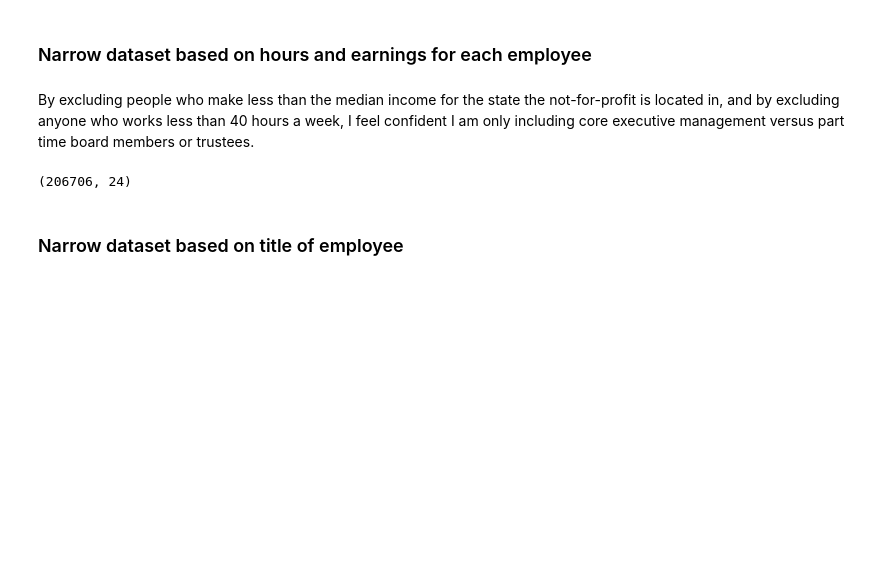
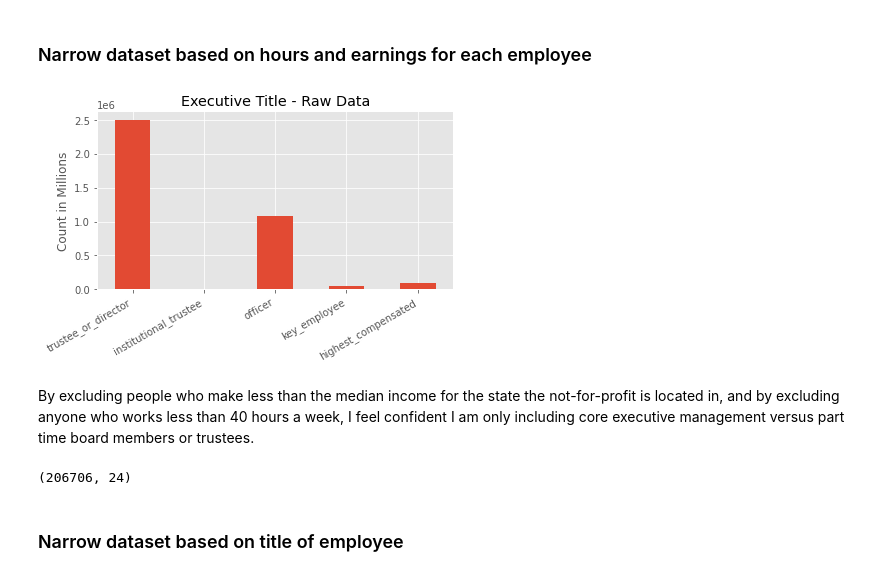
Before and after one commit to mrkjhsn/Not_for_Profit_Compensation_Modeling, a Jupyter notebook: 04.executive_comp_data_prep.ipynb, the cells around one changed output. Drawn from its saved outputs; the diff is of its cells as text; code cells hidden in the pictures; blank space fills up the shorter version.

```diff
--- a/04.executive_comp_data_prep.ipynb
+++ b/04.executive_comp_data_prep.ipynb
@@ -92,5 +100,17 @@ df.head()
 # %% [markdown]
 ### Narrow dataset based on hours and earnings for each employee
+# %%
+# what is the distribution
+# based on the title of the person receiving the compensation?
+df.loc[:, 'trustee_or_director': 'highest_compensated'].notnull().sum().plot(kind='bar')
+plt.xticks(rotation=30, horizontalalignment="right")
+plt.ylabel('Count in Millions')
+plt.title('Executive Title - Raw Data')
+plt.tight_layout()
+
+plt.savefig('03.visualizations/exec_title_1.png');
+# %% [output]
+[figure, added]
 # %%
 # exclude people who make less than median income
 # for the state the the not-for-profit is located in
```
Also changed, not shown: parts of 29 cells of this notebook.
